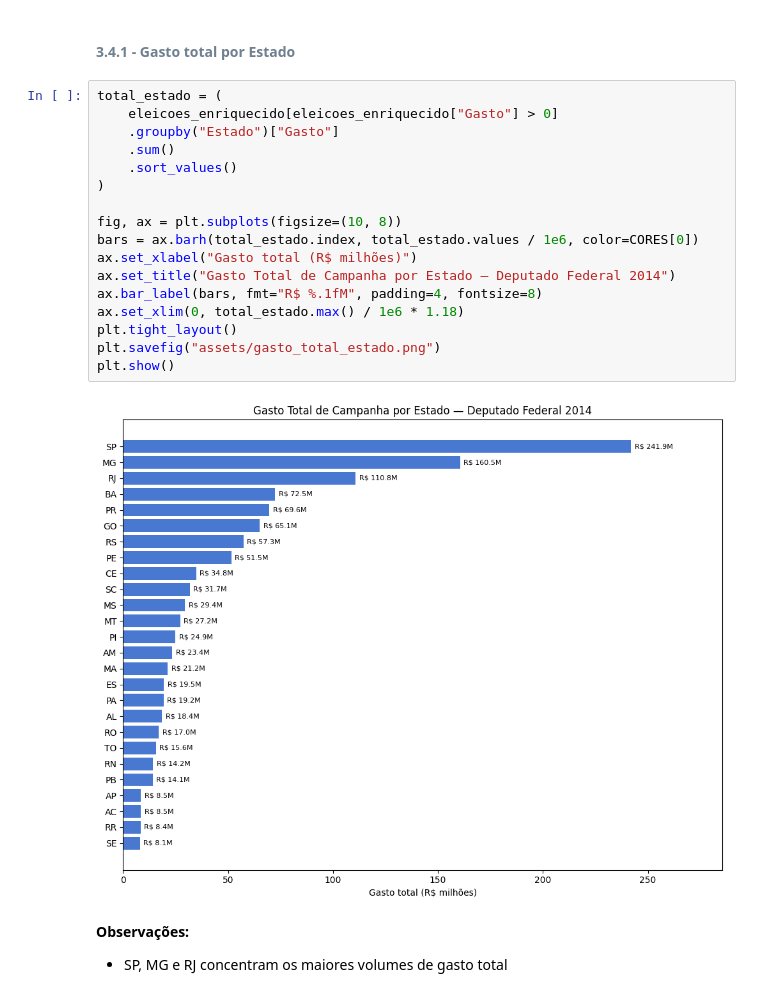
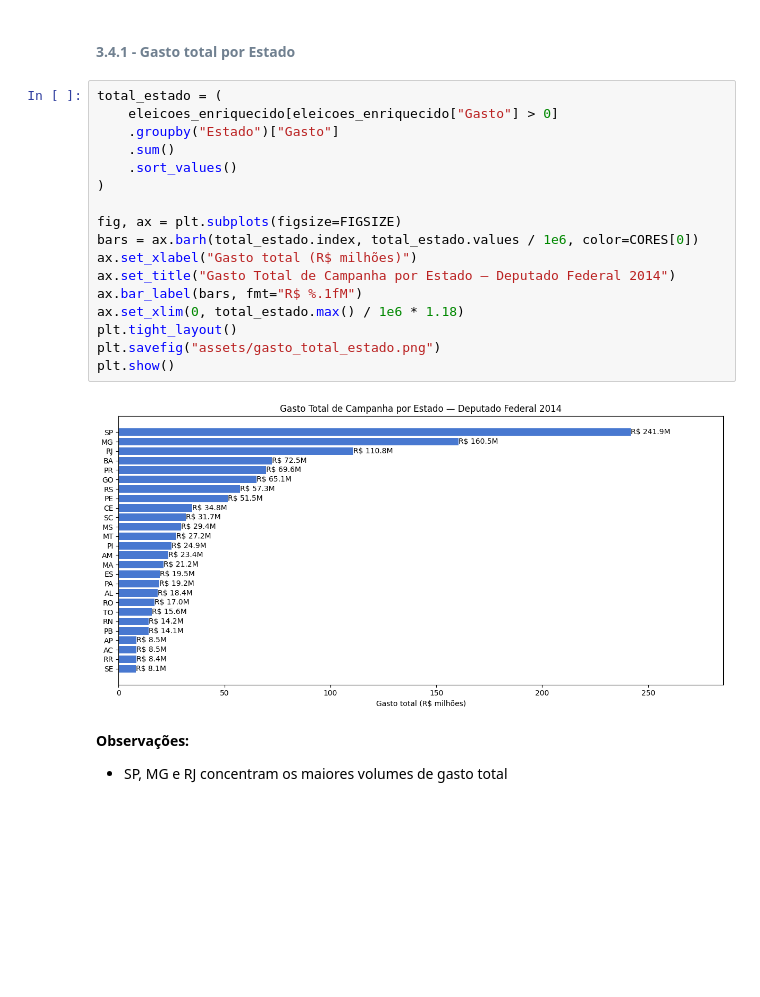
Before and after one commit to heitorctmba/MBA-01-estatistica-projeto_final, a Jupyter notebook: elections.ipynb, the cells around one changed output. Saved outputs shown, nothing was run; the diff lists cells and outputs as text; blank space fills up the shorter version.

```diff
--- a/elections.ipynb
+++ b/elections.ipynb
@@ -786,22 +786,22 @@ plt.show()
 # %%
 total_estado = (
     eleicoes_enriquecido[eleicoes_enriquecido["Gasto"] > 0]
     .groupby("Estado")["Gasto"]
     .sum()
     .sort_values()
 )
 
-fig, ax = plt.subplots(figsize=(10, 8))
+fig, ax = plt.subplots(figsize=FIGSIZE)
 bars = ax.barh(total_estado.index, total_estado.values / 1e6, color=CORES[0])
 ax.set_xlabel("Gasto total (R$ milhões)")
 ax.set_title("Gasto Total de Campanha por Estado — Deputado Federal 2014")
-ax.bar_label(bars, fmt="R$ %.1fM", padding=4, fontsize=8)
+ax.bar_label(bars, fmt="R$ %.1fM")
 ax.set_xlim(0, total_estado.max() / 1e6 * 1.18)
 plt.tight_layout()
 plt.savefig("assets/gasto_total_estado.png")
 plt.show()
 # %% [output]
-[figure, old version]
+[figure, new version]
 # %% [markdown]
 **Observações:**
 - SP, MG e RJ concentram os maiores volumes de gasto total
```
Also changed, not shown: parts of 39 cells of this notebook, 15 other files.
